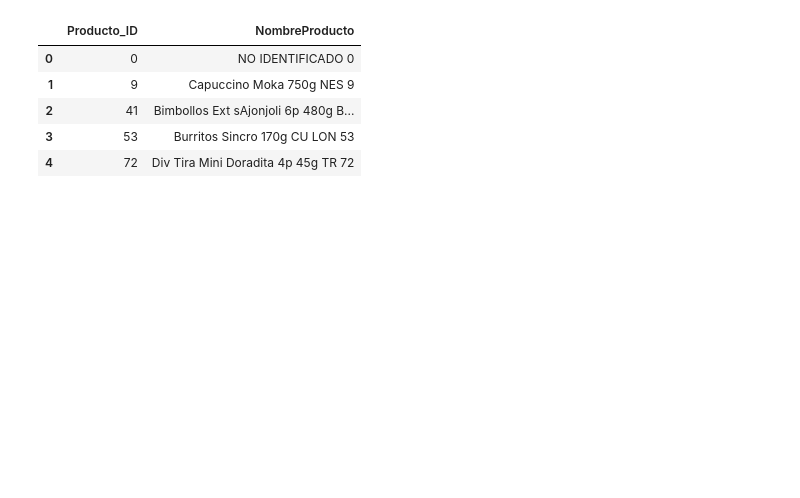
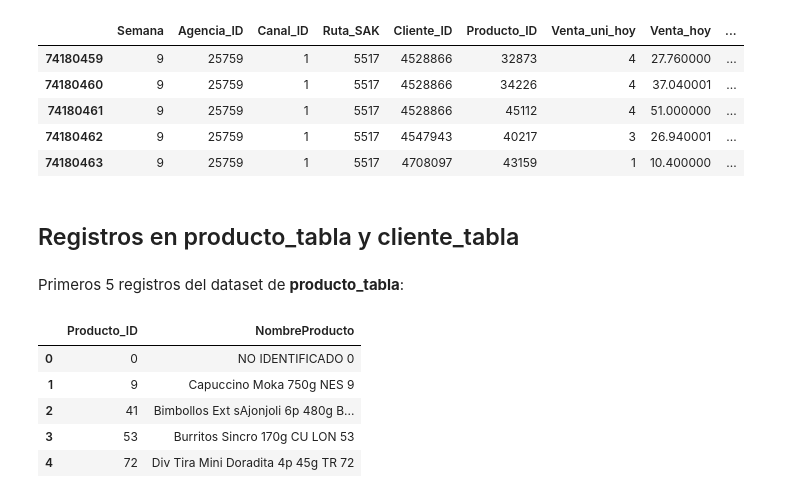
Before and after one commit to Alexis6am/AI_DeepLearning, a Jupyter notebook: ai/Practica_DL.ipynb, the cells around one changed output. Cells and saved outputs as stored; diff of their text form; code cells hidden in the pictures; blank space fills up the shorter version.

```diff
--- a/ai/Practica_DL.ipynb
+++ b/ai/Practica_DL.ipynb
@@ -78,3 +75,17 @@ df.head()
+# %%
+df.tail()
+# %% [output]
+|  | Semana | Agencia_ID | Canal_ID | Ruta_SAK | Cliente_ID | Producto_ID | Venta_uni_hoy | Venta_hoy | ... |
+| 74180459 | 9 | 25759 | 1 | 5517 | 4528866 | 32873 | 4 | 27.760000 | ... |
+| 74180460 | 9 | 25759 | 1 | 5517 | 4528866 | 34226 | 4 | 37.040001 | ... |
+| 74180461 | 9 | 25759 | 1 | 5517 | 4528866 | 45112 | 4 | 51.000000 | ... |
+| 74180462 | 9 | 25759 | 1 | 5517 | 4547943 | 40217 | 3 | 26.940001 | ... |
+| 74180463 | 9 | 25759 | 1 | 5517 | 4708097 | 43159 | 1 | 10.400000 | ... |
+# %% [markdown]
+## Registros en producto_tabla y cliente_tabla
+# %% [markdown]
+
+Primeros 5 registros del dataset de **producto_tabla**:
 # %%
 #df.to_csv("train_sample_2.csv", index= False)
 productos.head()
```
Also changed, not shown: parts of 21 cells of this notebook.
